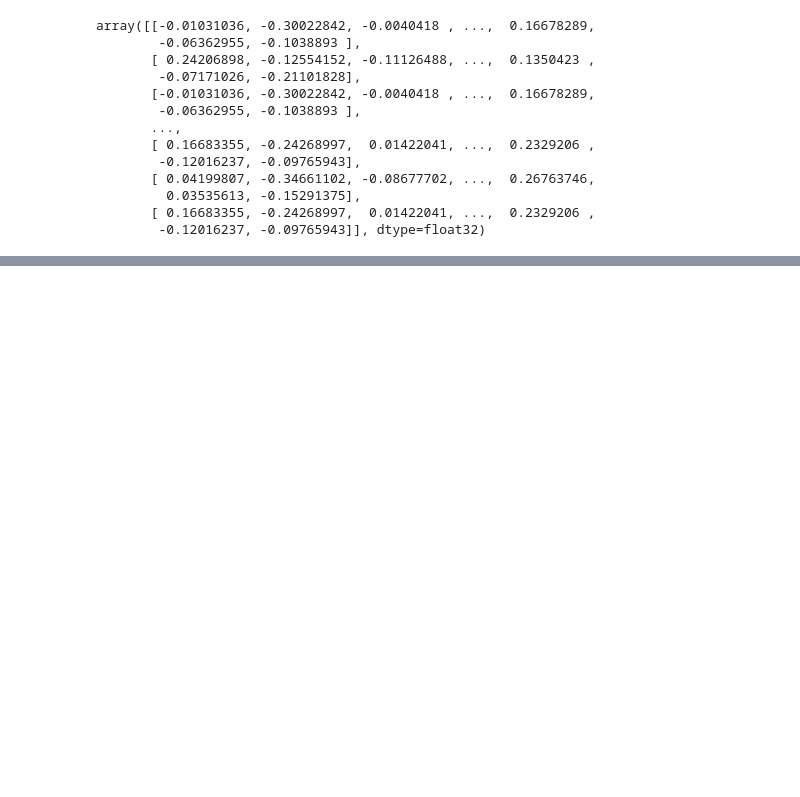
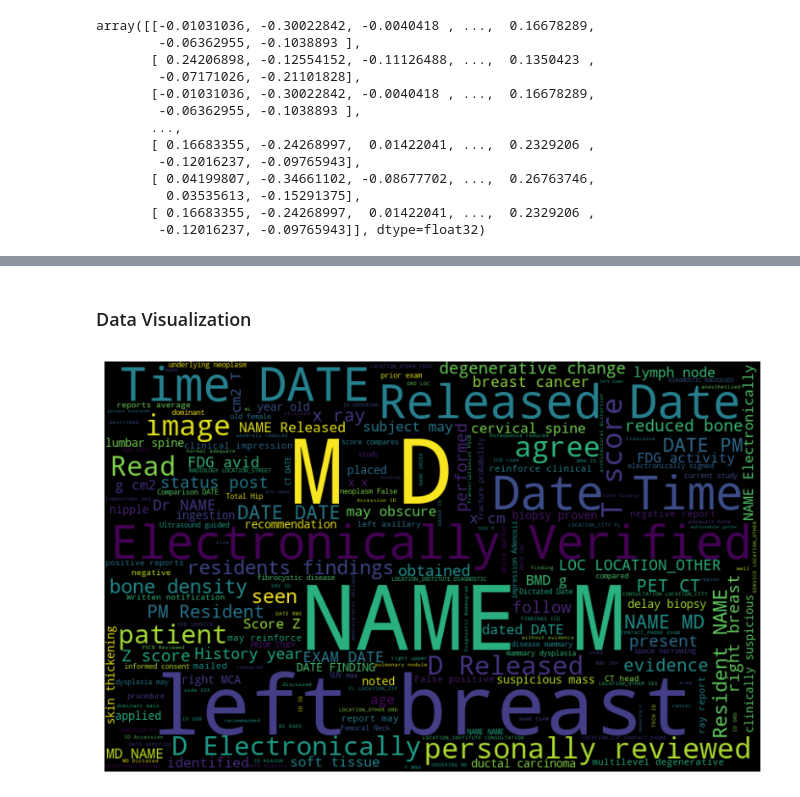
Before and after one commit to rdiazrincon/AD_clustering, a Jupyter notebook: AD_clustering.ipynb, the cells around one changed output, grey strips where cells are left out. Cells and saved outputs as stored; diff of their text form; code cells hidden in the pictures; blank space fills up the shorter version.

Commit message:
K-means + DataViz

```diff
--- a/AD_clustering.ipynb
+++ b/AD_clustering.ipynb
@@ -104,0 +123,5 @@ array([[-0.01031036, -0.30022842, -0.0040418 , ...,  0.16678289,
+# %%
+num_clusters = 10
+cluster = KMeans(n_clusters=num_clusters)
+cluster.fit(embeddings)
+cluster_assignment = cluster.labels_
@@ -104,0 +136,3 @@ array([[-0.01031036, -0.30022842, -0.0040418 , ...,  0.16678289,
+# %%
+df_corpus = pd.DataFrame({"Corpus": corpus, "Cluster": cluster_assignment})
+df_corpus
@@ -104,0 +153,14 @@ array([[-0.01031036, -0.30022842, -0.0040418 , ...,  0.16678289,
+# %% [markdown]
+### Data Visualization
+# %%
+def word_cloud(pred_df,label):
+    wc = ' '.join([text for text in df_corpus['Corpus'][df_corpus['Cluster'] == label]])
+    wordcloud = WordCloud(width=800, height=500,
+    random_state=21, max_font_size=110).generate(wc)
+    fig7 = plt.figure(figsize=(10, 7))
+    plt.imshow(wordcloud, interpolation="bilinear")
+    plt.axis('off')
+# %%
+word_cloud(df_corpus,0)
+# %% [output]
+[figure, added]
```
Also changed, not shown: parts of 16 cells of this notebook.
